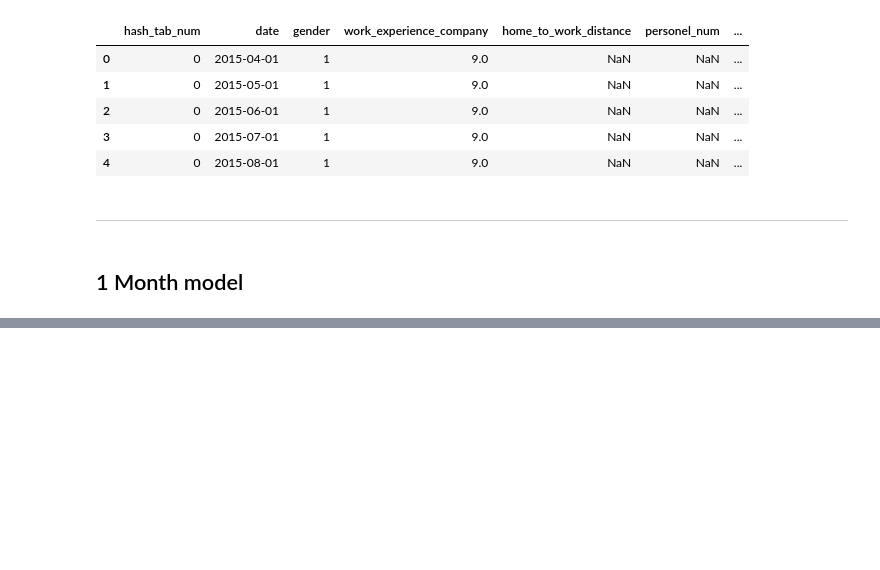
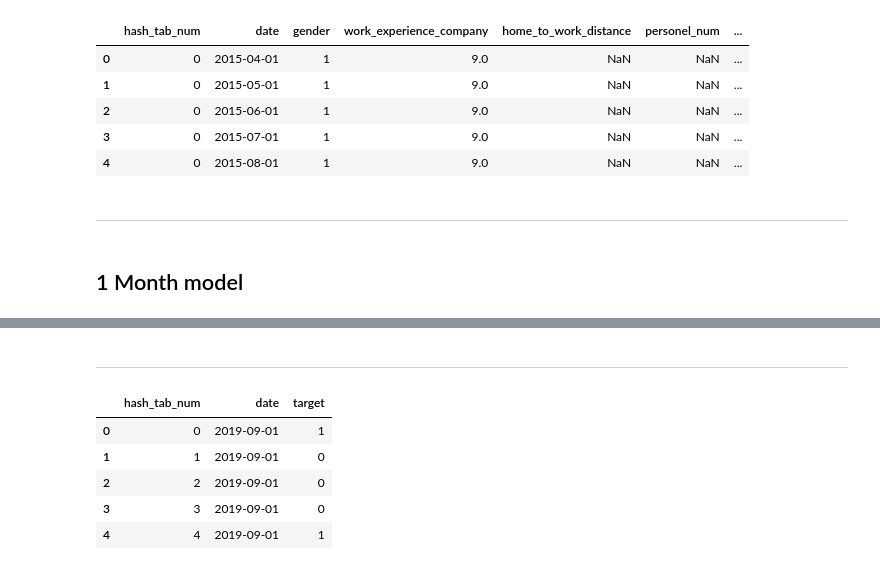
Before and after one commit to astromid/nornickelhackaton-track2, a Jupyter notebook: notebooks/04_dim-validation_scheme.ipynb, the cells around one changed output, grey strips where cells are left out. Cells and saved outputs as stored; diff of their text form; code cells hidden in the pictures; blank space fills up the shorter version.

```diff
--- a/notebooks/04_dim-validation_scheme.ipynb
+++ b/notebooks/04_dim-validation_scheme.ipynb
@@ -258,0 +395,2 @@ for idx, prediction_date in enumerate(prediction_dates):
+# %%
+m10 = run_training(months=10, check_shift=1)
@@ -258,0 +457,24 @@ for idx, prediction_date in enumerate(prediction_dates):
+# %% [markdown]
+---
+# %%
+results = []
+
+for month in range(1, 13):
+    submission_extra['date'] = submission_extra['orig_date'] + pd.DateOffset(months=month)
+    new_df = target_date_features(submission_extra)
+    X = new_df.drop(columns=['hash_tab_num', 'date', 'orig_date', 'target']).fillna(-100)
+
+    model = result_models[month - 1][0]
+    th = np.mean(result_models[month - 1][2])
+    submission_extra['target'] = (model.predict_proba(X)[:, 1] >= th).astype(int)
+    results.append(submission_extra[['hash_tab_num', 'date', 'target']].copy())
+
+result_df = pd.concat(results, ignore_index=True)
+result_df.head()
+# %% [output]
+|  | hash_tab_num | date | target |
+| 0 | 0 | 2019-09-01 | 1 |
+| 1 | 1 | 2019-09-01 | 0 |
+| 2 | 2 | 2019-09-01 | 0 |
+| 3 | 3 | 2019-09-01 | 0 |
+| 4 | 4 | 2019-09-01 | 1 |
```
Also changed, not shown: parts of 28 cells of this notebook, 1 other file.
